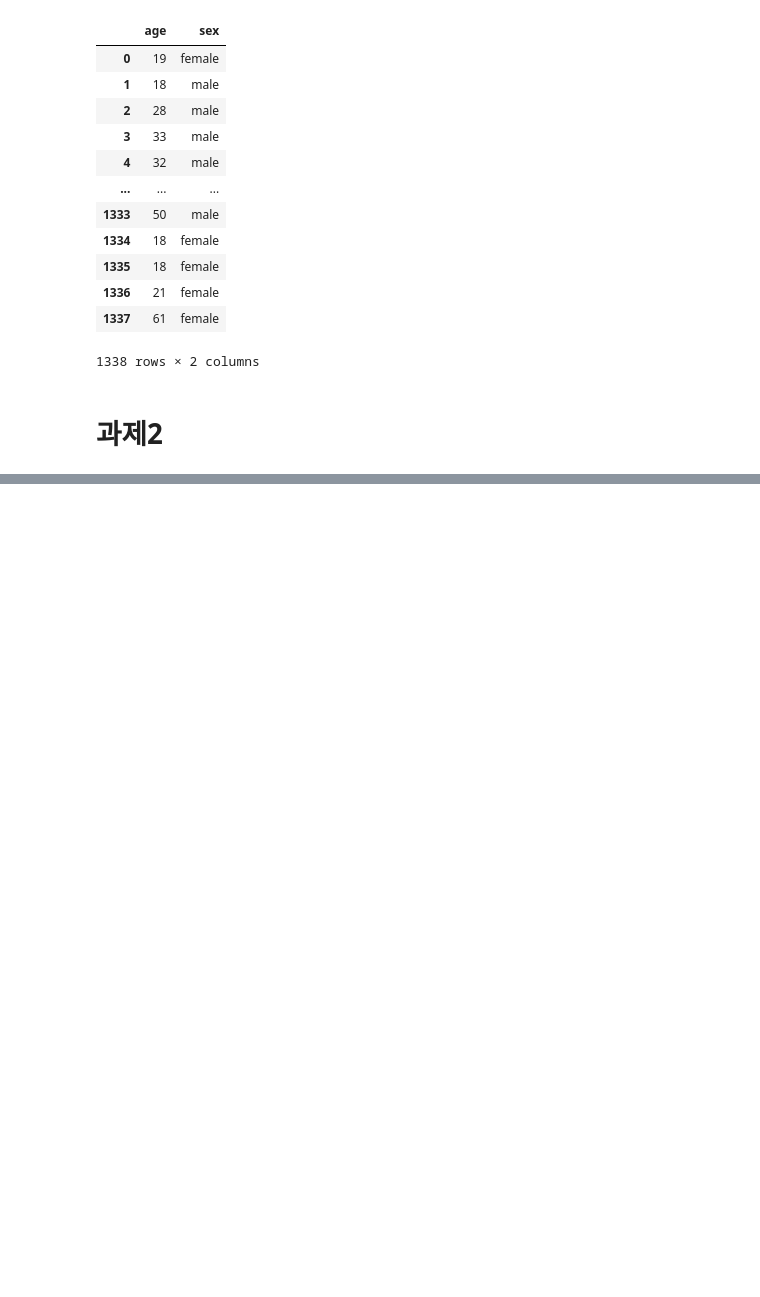
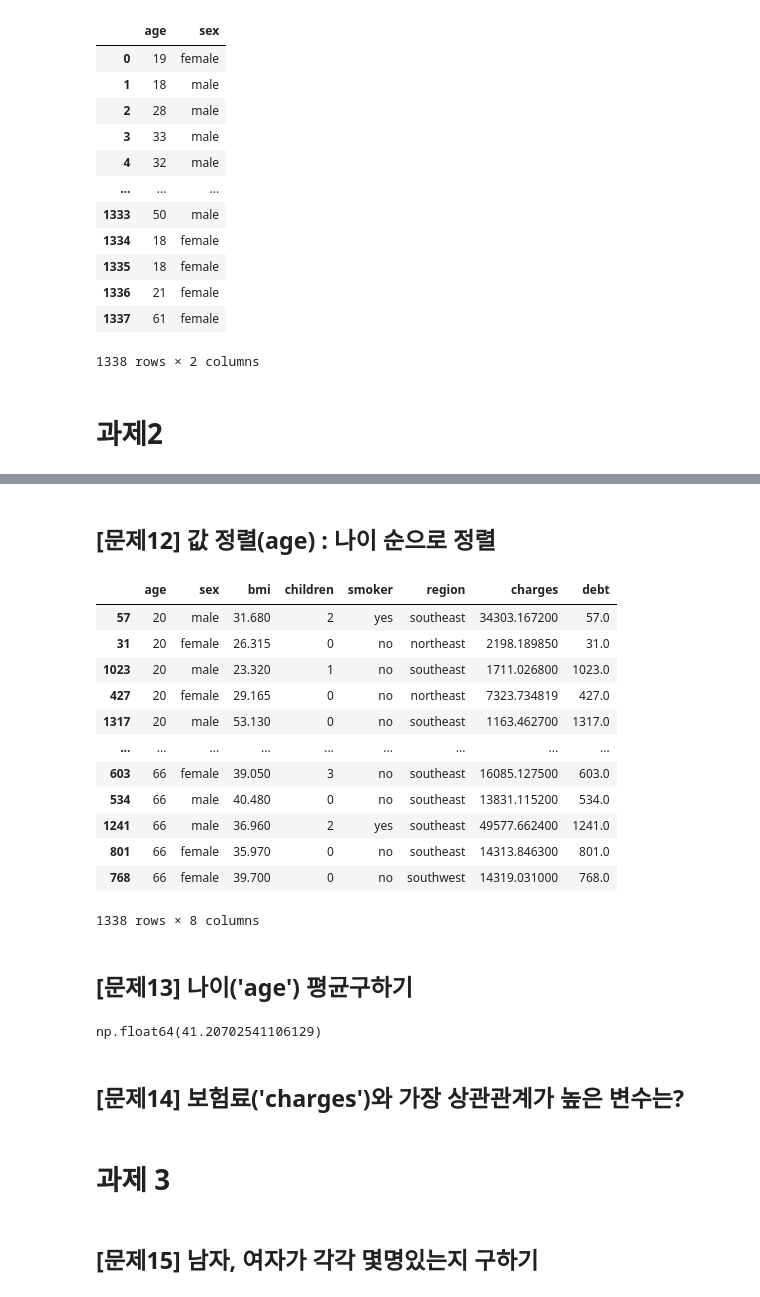
Before and after one commit to bhjin97/hipython_rep, a Jupyter notebook: 13_pandas_exercise_skeleton.ipynb, the cells around one changed output, grey strips where cells are left out. Cells and saved outputs as stored; diff of their text form; code cells hidden in the pictures; blank space fills up the shorter version.

```diff
--- a/13_pandas_exercise_skeleton.ipynb
+++ b/13_pandas_exercise_skeleton.ipynb
@@ -148,0 +209,30 @@ df
+# %% [markdown]
+## [문제12] 값 정렬(age) : 나이 순으로 정렬
+# %%
+df.sort_values('age',axis=0)
+# %% [output]
+|  | age | sex | bmi | children | smoker | region | charges | debt |
+| 57 | 20 | male | 31.680 | 2 | yes | southeast | 34303.167200 | 57.0 |
+| 31 | 20 | female | 26.315 | 0 | no | northeast | 2198.189850 | 31.0 |
+| 1023 | 20 | male | 23.320 | 1 | no | southeast | 1711.026800 | 1023.0 |
+| 427 | 20 | female | 29.165 | 0 | no | northeast | 7323.734819 | 427.0 |
+| 1317 | 20 | male | 53.130 | 0 | no | southeast | 1163.462700 | 1317.0 |
+| ... | ... | ... | ... | ... | ... | ... | ... | ... |
+| 603 | 66 | female | 39.050 | 3 | no | southeast | 16085.127500 | 603.0 |
+| 534 | 66 | male | 40.480 | 0 | no | southeast | 13831.115200 | 534.0 |
+| 1241 | 66 | male | 36.960 | 2 | yes | southeast | 49577.662400 | 1241.0 |
+| 801 | 66 | female | 35.970 | 0 | no | southeast | 14313.846300 | 801.0 |
+| 768 | 66 | female | 39.700 | 0 | no | southwest | 14319.031000 | 768.0 |
+1338 rows × 8 columns
+# %% [markdown]
+## [문제13] 나이('age') 평균구하기
+# %%
+df['age'].mean()
+# %% [output]
+np.float64(41.20702541106129)
+# %% [markdown]
+## [문제14] 보험료('charges')와 가장 상관관계가 높은 변수는?
+# %% [markdown]
+# 과제 3
+# %% [markdown]
+## [문제15] 남자, 여자가 각각 몇명있는지 구하기
```
Also changed, not shown: parts of 41 cells of this notebook.
